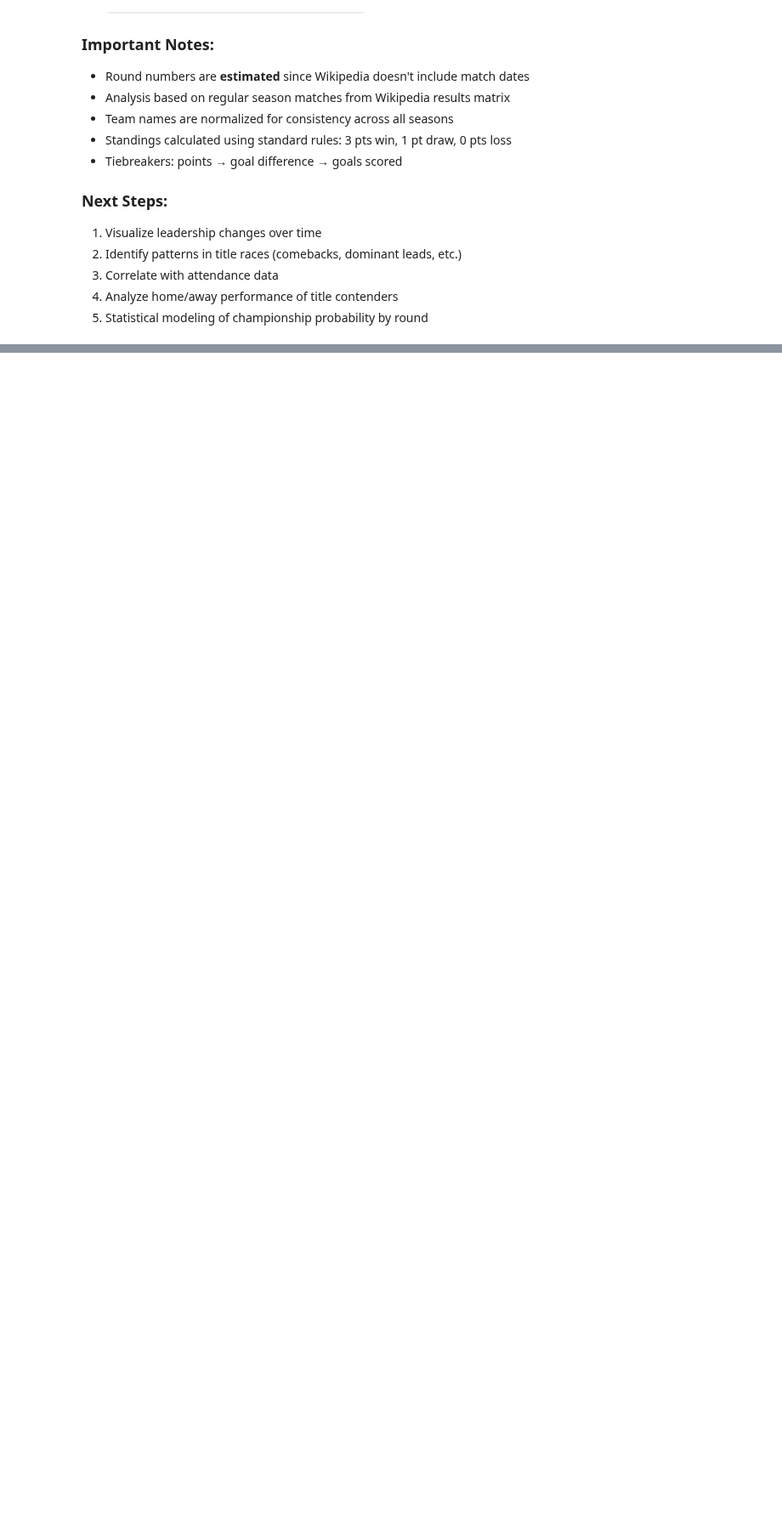
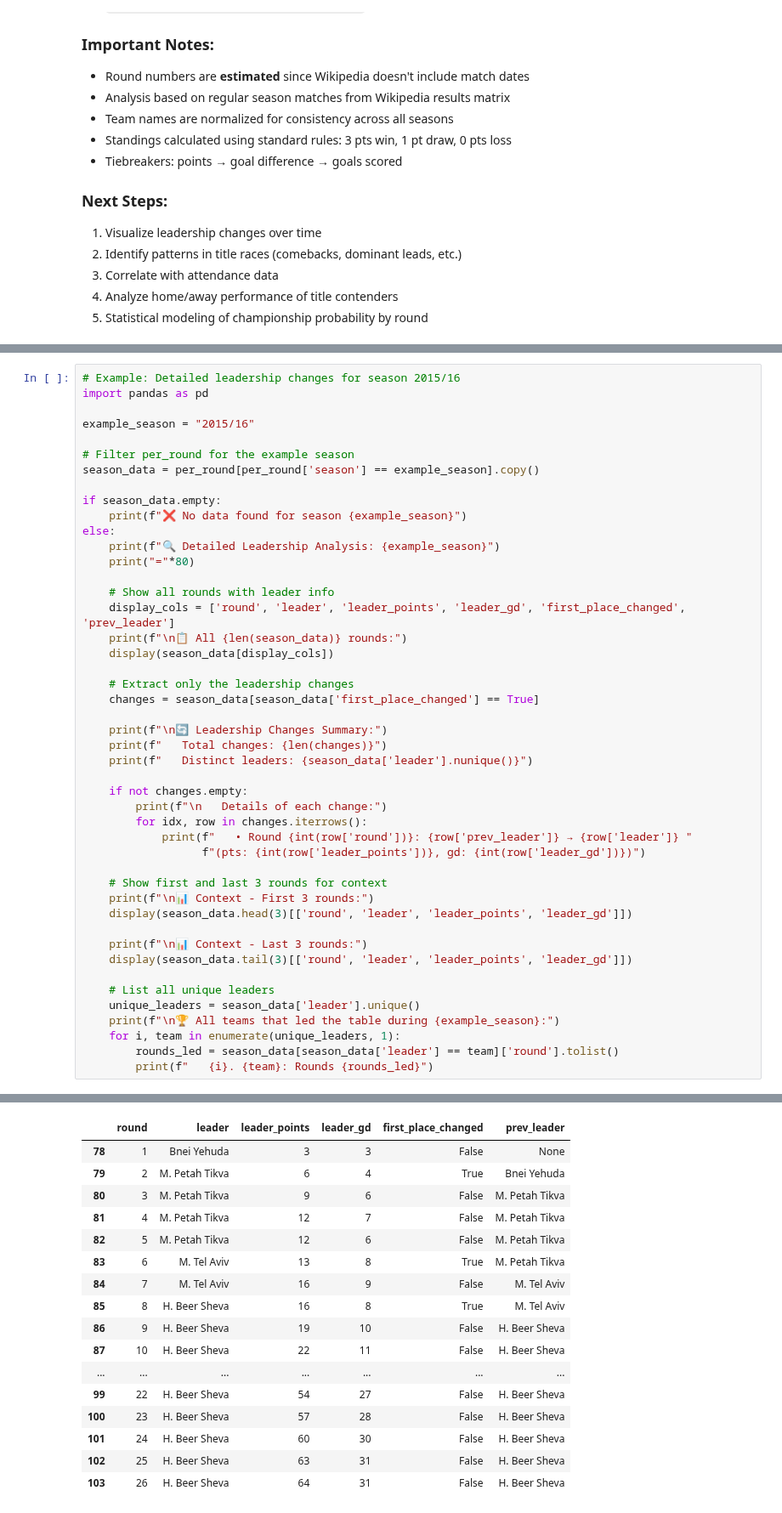
Before and after one commit to Nitaybenadmon123/ligat_haal_project, a Jupyter notebook: ligat_haal_project/notebooks/title_race/01_title_race_collection.ipynb, the cells around one changed output, grey strips where cells are left out. Shown at 85% size. Cells and saved outputs as stored; diff of their text form; blank space fills up the shorter version.

```diff
--- a/ligat_haal_project/notebooks/title_race/01_title_race_collection.ipynb
+++ b/ligat_haal_project/notebooks/title_race/01_title_race_collection.ipynb
@@ -582,0 +1277,47 @@ This notebook analyzes the **title race** in Ligat Ha'al across all available se
+# %%
+# Example: Detailed leadership changes for season 2015/16
+import pandas as pd
+
+example_season = "2015/16"
+
+# Filter per_round for the example season
+season_data = per_round[per_round['season'] == example_season].copy()
+
+if season_data.empty:
+    print(f"❌ No data found for season {example_season}")
+else:
+    print(f"🔍 Detailed Leadership Analysis: {example_season}")
+    print("="*80)
+
+    # Show all rounds with leader info
+    display_cols = ['round', 'leader', 'leader_points', 'leader_gd', 'first_place_changed', 'prev_leader']
+    print(f"\n📋 All {len(season_data)} rounds:")
+    display(season_data[display_cols])
+
+    # Extract only the leadership changes
+    changes = season_data[season_data['first_place_changed'] == True]
+
+    print(f"\n🔄 Leadership Changes Summary:")
+    print(f"   Total changes: {len(changes)}")
+    print(f"   Distinct leaders: {season_data['leader'].nunique()}")
+
+    if not changes.empty:
+        print(f"\n   Details of each change:")
+        for idx, row in changes.iterrows():
+            print(f"   • Round {int(row['round'])}: {row['prev_leader']} → {row['leader']} "
+                  f"(pts: {int(row['leader_points'])}, gd: {int(row['leader_gd'])})")
+
+    # Show first and last 3 rounds for context
+    print(f"\n📊 Context - First 3 rounds:")
+    display(season_data.head(3)[['round', 'leader', 'leader_points', 'leader_gd']])
+
+    print(f"\n📊 Context - Last 3 rounds:")
+    display(season_data.tail(3)[['round', 'leader', 'leader_points', 'leader_gd']])
+
+    # List all unique leaders
+    unique_leaders = season_data['leader'].unique()
+    print(f"\n🏆 All teams that led the table during {example_season}:")
+    for i, team in enumerate(unique_leaders, 1):
+        rounds_led = season_data[season_data['leader'] == team]['round'].tolist()
+        print(f"   {i}. {team}: Rounds {rounds_led}")
+# %% [output]
@@ -582,0 +1328,17 @@ This notebook analyzes the **title race** in Ligat Ha'al across all available se
+|  | round | leader | leader_points | leader_gd | first_place_changed | prev_leader |
+| 78 | 1 | Bnei Yehuda | 3 | 3 | False | None |
+| 79 | 2 | M. Petah Tikva | 6 | 4 | True | Bnei Yehuda |
+| 80 | 3 | M. Petah Tikva | 9 | 6 | False | M. Petah Tikva |
+| 81 | 4 | M. Petah Tikva | 12 | 7 | False | M. Petah Tikva |
+| 82 | 5 | M. Petah Tikva | 12 | 6 | False | M. Petah Tikva |
+| 83 | 6 | M. Tel Aviv | 13 | 8 | True | M. Petah Tikva |
+| 84 | 7 | M. Tel Aviv | 16 | 9 | False | M. Tel Aviv |
+| 85 | 8 | H. Beer Sheva | 16 | 8 | True | M. Tel Aviv |
+| 86 | 9 | H. Beer Sheva | 19 | 10 | False | H. Beer Sheva |
+| 87 | 10 | H. Beer Sheva | 22 | 11 | False | H. Beer Sheva |
+| ... | ... | ... | ... | ... | ... | ... |
+| 99 | 22 | H. Beer Sheva | 54 | 27 | False | H. Beer Sheva |
+| 100 | 23 | H. Beer Sheva | 57 | 28 | False | H. Beer Sheva |
+| 101 | 24 | H. Beer Sheva | 60 | 30 | False | H. Beer Sheva |
+| 102 | 25 | H. Beer Sheva | 63 | 31 | False | H. Beer Sheva |
+| 103 | 26 | H. Beer Sheva | 64 | 31 | False | H. Beer Sheva |
```
Also changed, not shown: parts of 11 cells of this notebook, 14 other files.
